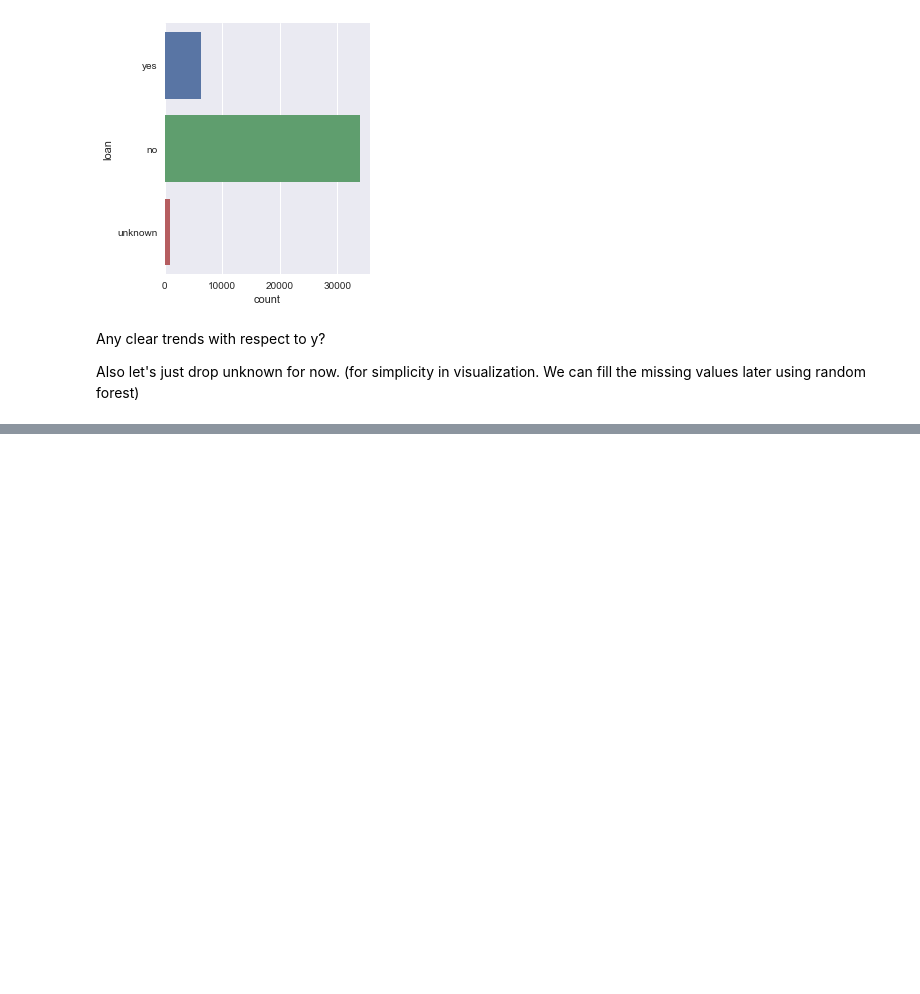
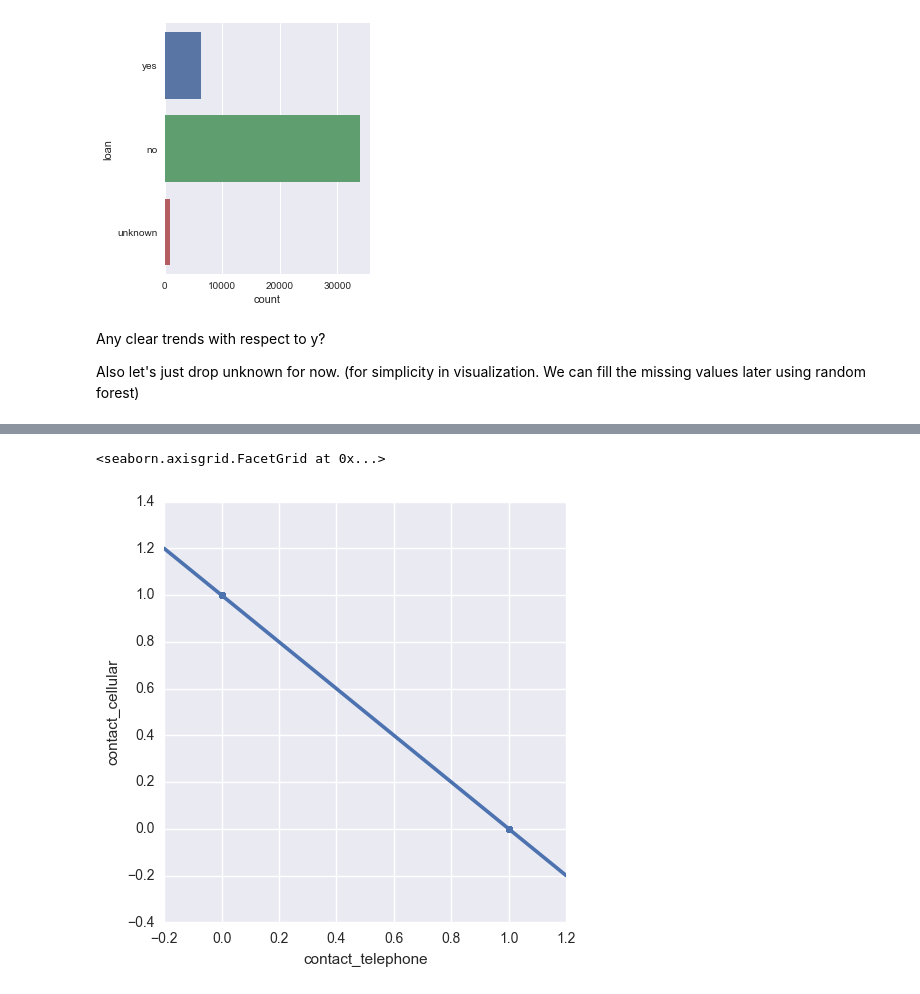
Before and after one commit to nachiketmparanjape/Bank_UCI, a Jupyter notebook: Bank_UCI_exploration.ipynb, the cells around one changed output, grey strips where cells are left out. Drawn from its saved outputs; the diff is of its cells as text; code cells hidden in the pictures; blank space fills up the shorter version.

```diff
--- a/Bank_UCI_exploration.ipynb
+++ b/Bank_UCI_exploration.ipynb
@@ -284,0 +302,5 @@ fig, axs = plt.subplots(1,3)
+# %%
+sns.lmplot(x='contact_telephone',y='contact_cellular',data=df)
+# %% [output]
+<seaborn.axisgrid.FacetGrid at 0x...>
+[figure, added]
```
Also changed, not shown: parts of 7 cells of this notebook, 1 other file.
